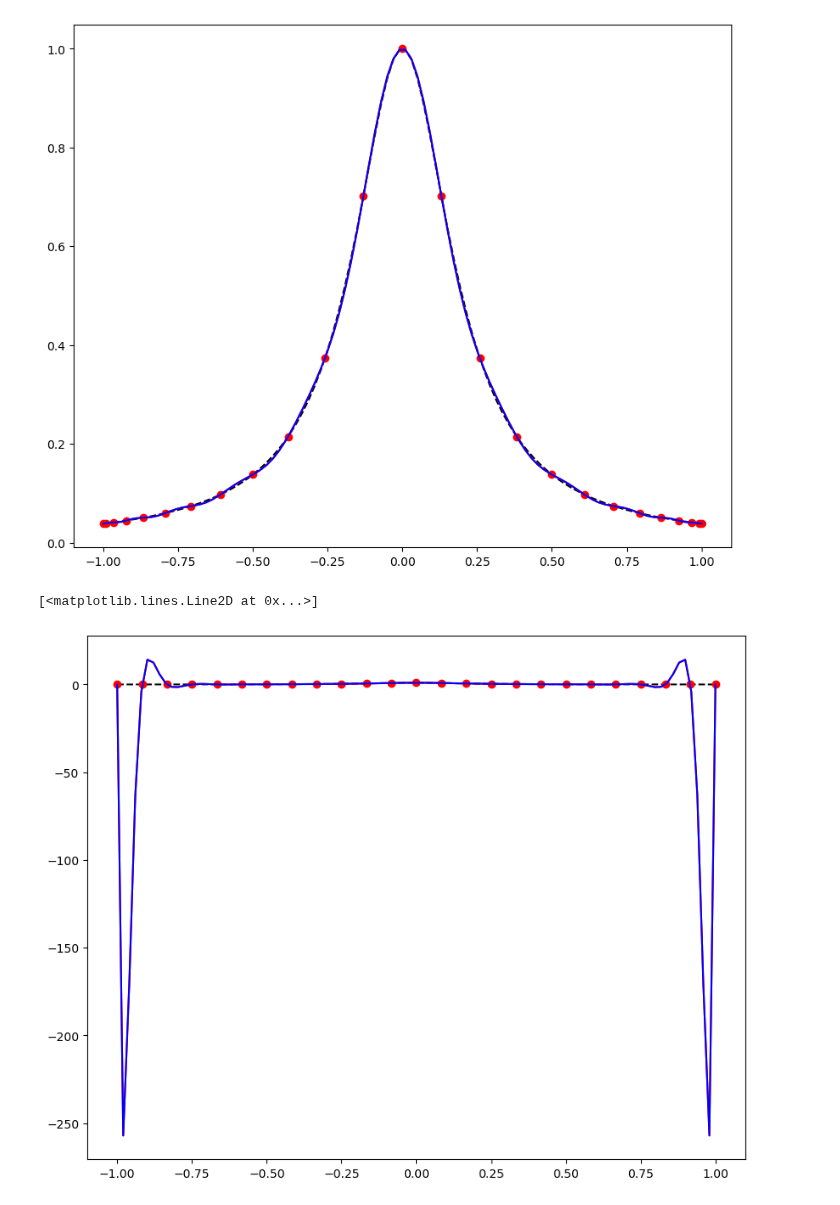
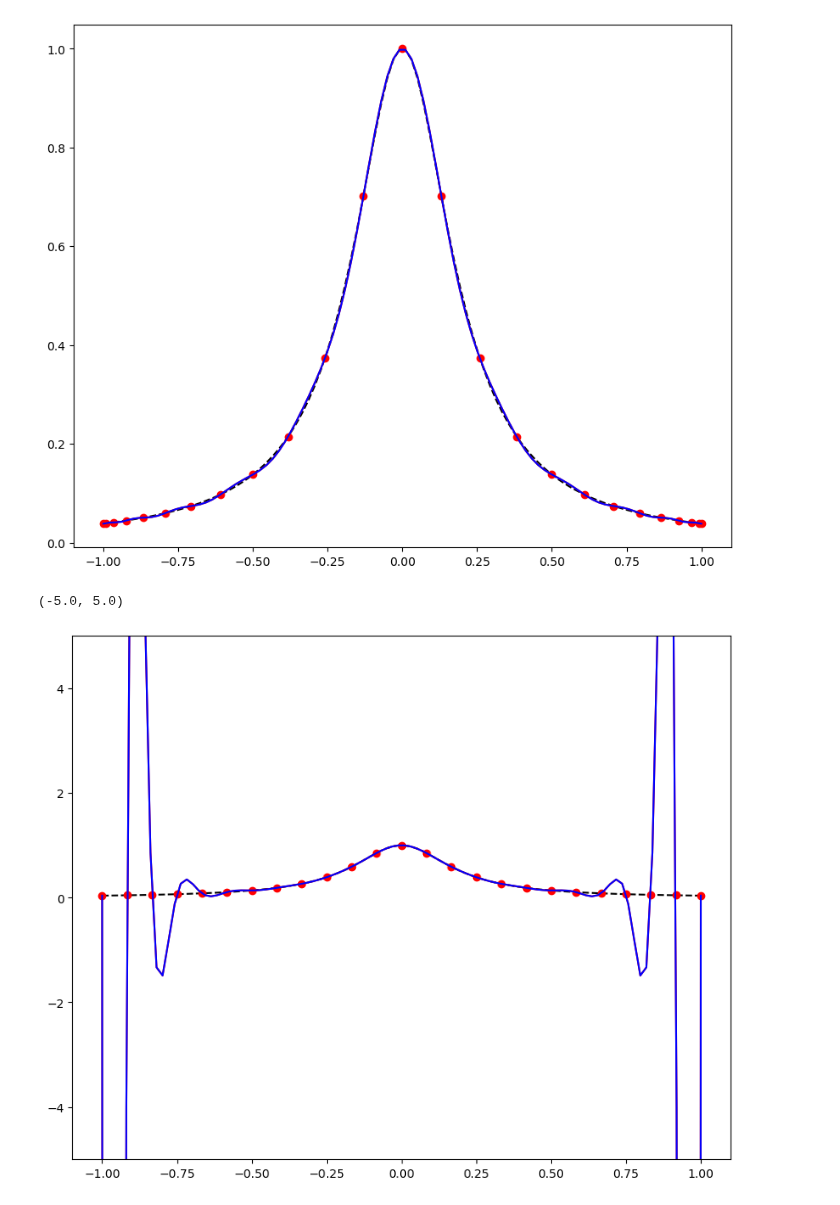
Before and after one commit to Mandy8808/Metodos_Numericos_2024, a Jupyter notebook: Lectures/Primer_Bloque/Lecture_part5.ipynb, the cells around one changed output. Drawn from its saved outputs; the diff is of its cells as text; code cells hidden in the pictures.

```diff
--- a/Lectures/Primer_Bloque/Lecture_part5.ipynb
+++ b/Lectures/Primer_Bloque/Lecture_part5.ipynb
@@ -326,24 +326,26 @@ plt.plot(x, y_new, c='b')
 # %%
 pof1x = lambda x, ws, dataxs, datays: bary(dataxs, datays, ws, x)
 x = np.linspace(-1, 1, 100)
 
 fig = plt.figure(figsize = (10,8))
 plt.plot(x, func(x), 'k--')
 
 # usando 25 datos
 dataxs, datays = generatedata(25, func, nodes='none')
 ws = weights(dataxs)
 a_s = divided_diff(dataxs, datays)[0, :]
 
 daty = [pof1x(i, ws, dataxs, datays) for i in x]
 plt.plot(dataxs, datays, 'ro')
 plt.plot(x, daty, c='r')
 
 y_new = newton_poly(a_s, dataxs, x)
 plt.plot(x, y_new, c='b')
+
+plt.ylim(-5, 5)
 # %% [output]
-[<matplotlib.lines.Line2D at 0x...>]
+(-5.0, 5.0)
-[figure, old version]
+[figure, new version]
 # %% [markdown]
 **¡¡¿Qué pasó arriba?!!**
 
```
Also changed, not shown: parts of 17 cells of this notebook, 17 other files.
